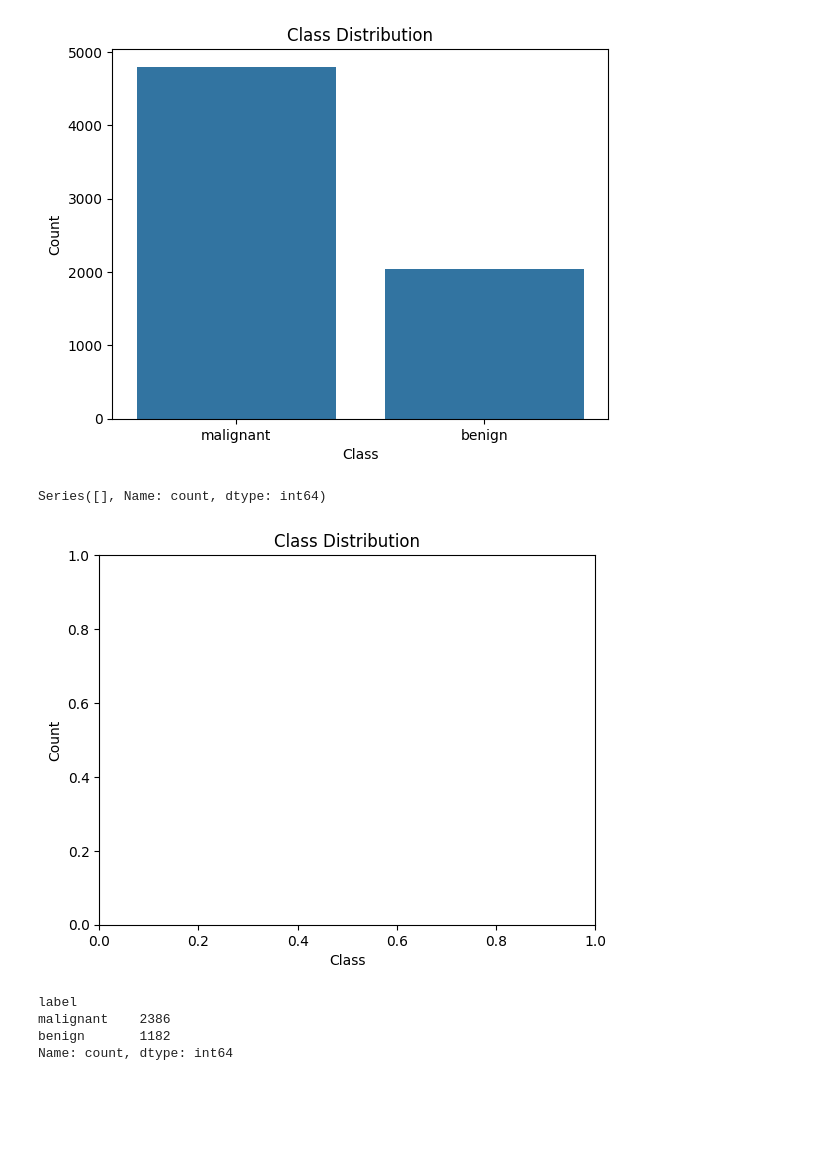
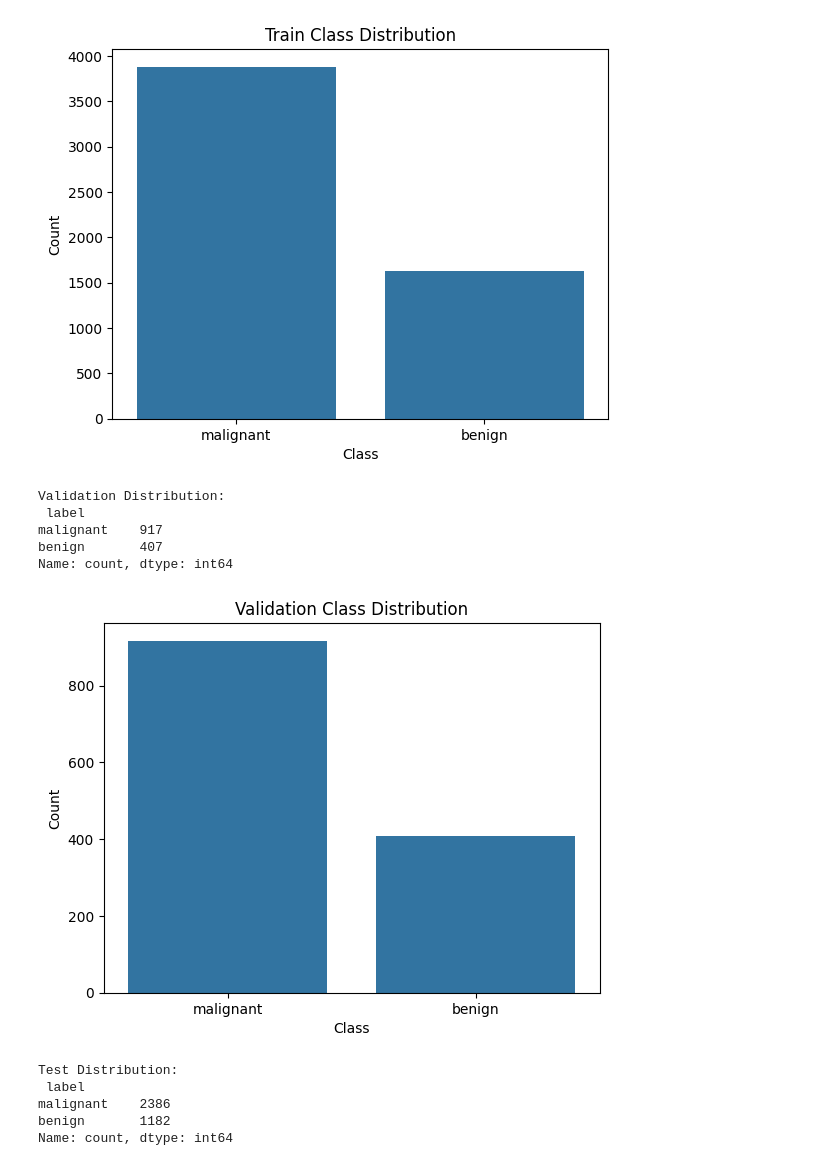
Before and after one commit to tejaz30/BreakHis, a Jupyter notebook: baseline.ipynb, the cells around one changed output. Cells and saved outputs as stored; diff of their text form; code cells hidden in the pictures; blank space fills up the shorter version.

```diff
--- a/baseline.ipynb
+++ b/baseline.ipynb
@@ -1,11 +1,12 @@
 # %%
 import pandas as pd
-from torch.utils.data import Dataset, DataLoader
-from PIL import Image
 import os
 
 # Read CSV
 data = pd.read_csv('breakhis_data/Folds.csv')
+
+# Clean 'mag' column so it's always int (e.g., "100X" → 100)
+data['mag'] = data['mag'].astype(str).str.replace('X', '', regex=False).str.strip().astype(int)
 
 # Dataset directory
 root_dir = 'breakhis_data/BreaKHis_v1/'
@@ -16,12 +17,11 @@ class_names = ['benign', 'malignant']
 # Number of workers for parallel data loading
 NUM_WORKERS = os.cpu_count()
 # %%
-import os
-import pandas as pd
 import seaborn as sns
 import matplotlib.pyplot as plt
 from torch.utils.data import Dataset
 from PIL import Image
+import torchvision.transforms as transforms
 
 class BreakHisDataset(Dataset):
     def __init__(self, data, root_dir, group=None, mag=None, transform=None):
@@ -57,11 +57,11 @@ class BreakHisDataset(Dataset):
         label = row['label_int']
         return image, label
 
-    def class_distribution(self, plot=False):
+    def class_distribution(self, plot=False, title="Class Distribution"):
         counts = self.data['label'].value_counts()
         if plot:
             sns.barplot(x=counts.index, y=counts.values)
-            plt.title("Class Distribution")
+            plt.title(title)
             plt.ylabel("Count")
             plt.xlabel("Class")
             plt.show()
@@ -93,4 +69,6 @@ Count of Malignant : 4799
 # %%
+from sklearn.model_selection import train_test_split
+# Data Transformations
 mean = (0.4914, 0.4822, 0.4465)
 std = (0.2023, 0.1994, 0.2010)
 
@@ -107,20 +85,43 @@ val_test_transform = transforms.Compose([
     transforms.Normalize(mean, std)
 ])
 
-# --------------------
-# Create datasets
-# --------------------
-train_dataset = BreakHisDataset("train_split.csv", root_dir, group="train", mag=magnification, transform=train_transform)
-val_dataset = BreakHisDataset("val_split.csv", root_dir, group="train", mag=magnification, transform=val_test_transform)
-test_dataset = BreakHisDataset("test_split.csv", root_dir, group="test", mag=magnification, transform=val_test_transform)
+
+# Split data into training, validation, and test sets
+
+# Only training rows
+train_data_full = data[data['grp'] == "train"]
+
+# Split
+train_df, val_df = train_test_split(
+    train_data_full,
+    test_size=0.2,
+    stratify=train_data_full['filename'].apply(lambda x: x.split('/')[3]),
+    random_state=42
+)
+train_df['label'] = train_df['filename'].apply(lambda x: x.split('/')[3])
 
 
-print(train_dataset.class_distribution())
-train_dataset.class_distribution(plot=True)
+# Test set from CSV
+test_df = data[data['grp'] == "test"]
 
-print(val_dataset.class_distribution())
-val_dataset.class_distribution(plot=True)
 
-print(test_dataset.class_distribution())
-test_dataset.class_distribution(plot=True)
+# Create datasets
+
+magnification = 100  # change as needed
+
+train_dataset = BreakHisDataset(train_df, root_dir, mag=magnification, transform=train_transform)
+val_dataset = BreakHisDataset(val_df, root_dir, mag=magnification, transform=val_test_transform)
+test_dataset = BreakHisDataset(test_df, root_dir, mag=magnification, transform=val_test_transform)
+
+
+# Class distribution plots
+
+print("Train Distribution:\n", train_dataset.class_distribution())
+train_dataset.class_distribution(plot=True, title="Train Class Distribution")
+
+print("Validation Distribution:\n", val_dataset.class_distribution())
+val_dataset.class_distribution(plot=True, title="Validation Class Distribution")
+
+print("Test Distribution:\n", test_dataset.class_distribution())
+test_dataset.class_distribution(plot=True, title="Test Class Distribution")
 # %% [output]
@@ -130,8 +132,13 @@ benign       2038
 Name: count, dtype: int64
-[figure, old version]
+[figure, new version]
-Series([], Name: count, dtype: int64)
+Validation Distribution:
+ label
+malignant    917
+benign       407
+Name: count, dtype: int64
-[figure, old version]
+[figure, new version]
-label
+Test Distribution:
+ label
 malignant    2386
 benign       1182
 Name: count, dtype: int64
```
Also changed, not shown: parts of 5 cells of this notebook, 1 other file.
